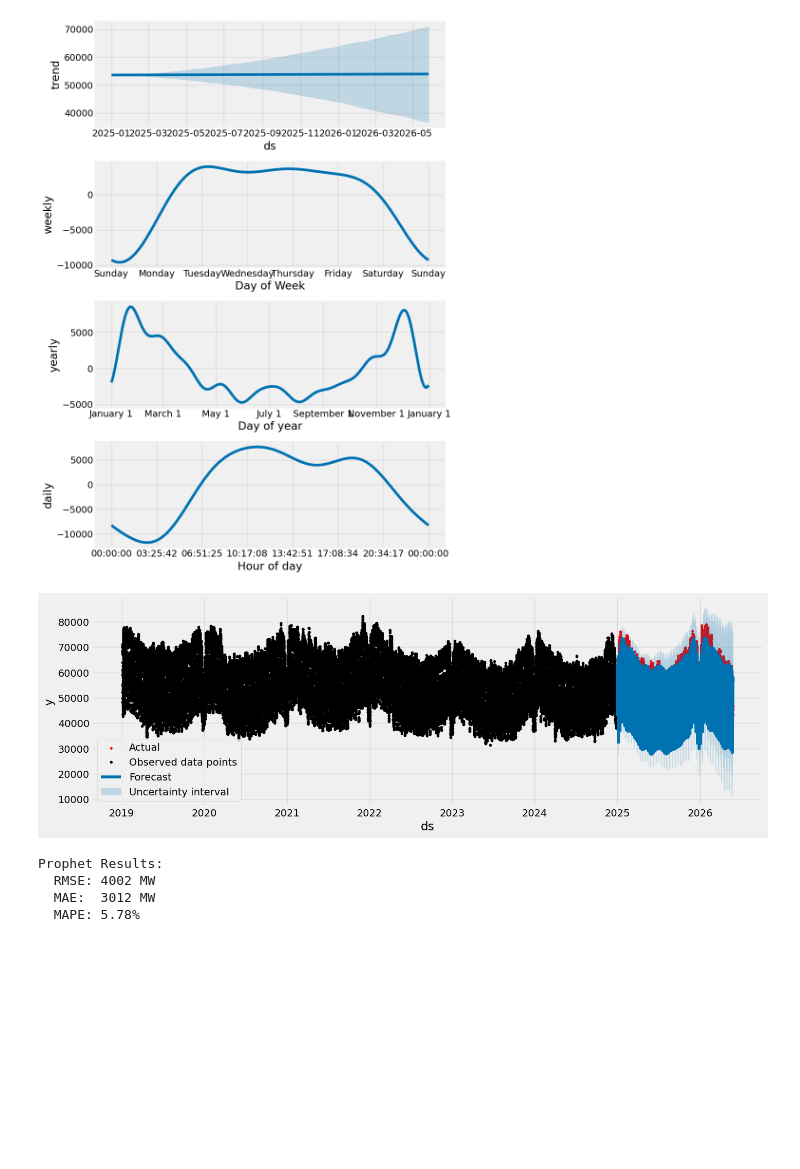
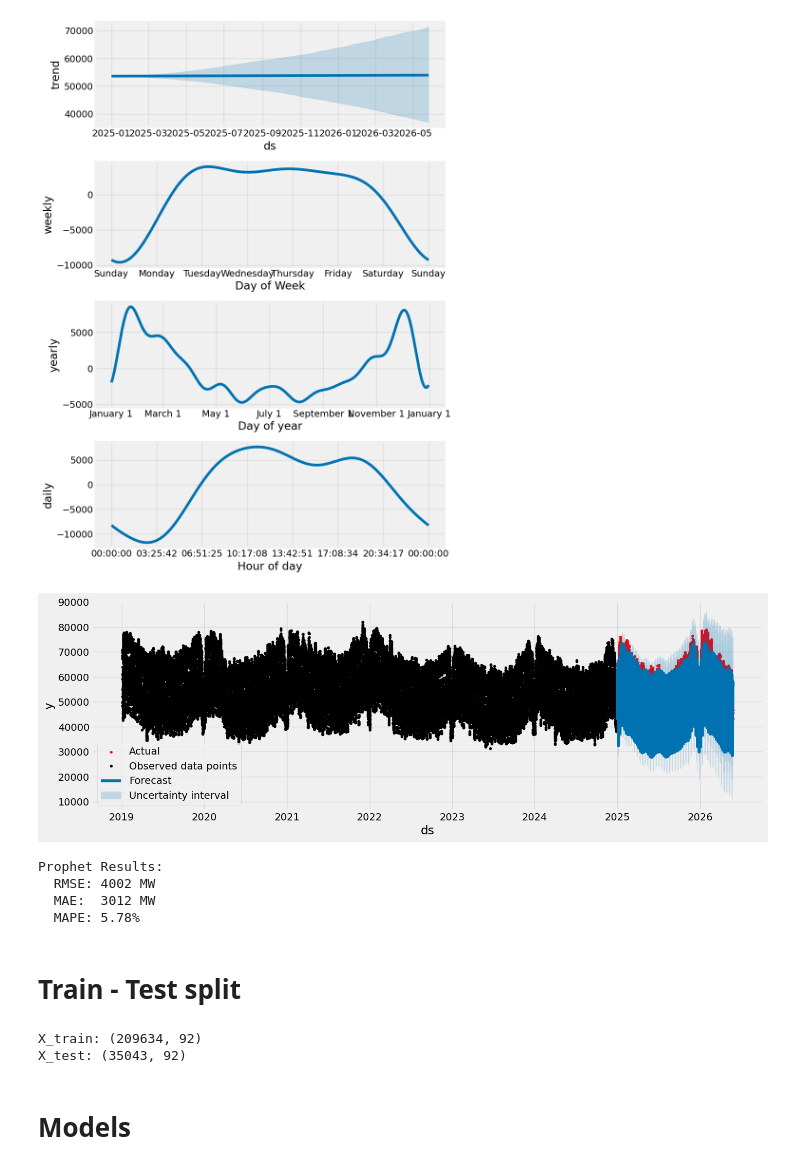
Before and after one commit to samithcsachi/grid-forecast, a Jupyter notebook: research/Model_Experiments.ipynb, the cells around one changed output. Cells and saved outputs as stored; diff of their text form; code cells hidden in the pictures; blank space fills up the shorter version.

Commit message:
Model Experiments - Ridge LGBM XGBOOST CATBOOST

```diff
--- a/research/Model_Experiments.ipynb
+++ b/research/Model_Experiments.ipynb
@@ -192,15 +190,15 @@ plt.show()
 # %% [output]
 [figure]
 # %%
-train_prophet= df_sarima[df_sarima.index < '2025-01-01']
-test_prophet  = df_sarima[df_sarima.index >= '2025-01-01']
+train= df_sarima[df_sarima.index < '2025-01-01']
+test  = df_sarima[df_sarima.index >= '2025-01-01']
 
 
 
 # Plot train and test so you can see where we have split
 df_combined = pd.concat([
-    train_prophet.rename('TRAINING SET'),
-    test_prophet.rename('TEST SET')
+    train.rename('TRAINING SET'),
+    test.rename('TEST SET')
 ], axis=1)
 
 # Plot
@@ -209,7 +207,7 @@ plt.show()
 # %% [output]
 [figure]
 # %%
-power_train_prophet = train_prophet.reset_index()
+power_train_prophet = train.reset_index()
 power_train_prophet.columns = ['ds', 'y']
 power_train_prophet['ds'] = power_train_prophet['ds'].dt.tz_localize(None)
 # %%
@@ -224,6 +222,6 @@ Wall time: 1min 5s
 <prophet.forecaster.Prophet at 0x...>
 # %%
-power_test_prophet = test_prophet.reset_index()
+power_test_prophet = test.reset_index()
 power_test_prophet.columns = ['ds', 'y']
 power_test_prophet['ds'] = power_test_prophet['ds'].dt.tz_localize(None)
 
@@ -255,13 +253,13 @@ plt.show()
 # %%
 # Plot the forecast with the actuals
 f, ax = plt.subplots(figsize=(15, 5))
-ax.scatter(test_prophet.index, test_prophet, color='r', label='Actual', s=10)
+ax.scatter(test.index, test, color='r', label='Actual', s=10)
 
 # Plot Prophet forecast
 fig = model.plot(power_test_fcst, ax=ax)
 plt.legend()
 plt.show()
 # %% [output]
-[figure, old version]
+[figure, new version]
 # %%
 predictions_prophet = power_test_fcst['yhat'].values
@@ -281,3 +279,37 @@ Prophet Results:
   RMSE: 4002 MW
   MAE:  3012 MW
   MAPE: 5.78%
+# %% [markdown]
+# Train - Test split
+# %%
+df_model = df.copy()
+df_model = df_model.sort_index()
+df_model = df_model.replace([np.inf, -np.inf], np.nan)
+
+# Avoid target leakage
+drop_cols = [
+    TARGET,
+    "residual_load"
+]
+
+feature_cols = [c for c in df_model.columns if c not in drop_cols]
+
+df_model = df_model.dropna(subset=[TARGET])
+df_model = df_model.dropna(subset=feature_cols)
+
+train = df_model.loc["2019-01-01":"2025-01-01"]
+test = df_model.loc["2025-01-01":"2026-01-01"]
+
+X_train = train[feature_cols]
+y_train = train[TARGET]
+
+X_test = test[feature_cols]
+y_test = test[TARGET]
+
+print("X_train:", X_train.shape)
+print("X_test:", X_test.shape)
+# %% [output]
+X_train: (209634, 92)
+X_test: (35043, 92)
+# %% [markdown]
+# Models
```
Also changed, not shown: parts of 11 cells of this notebook, 6 other files.
